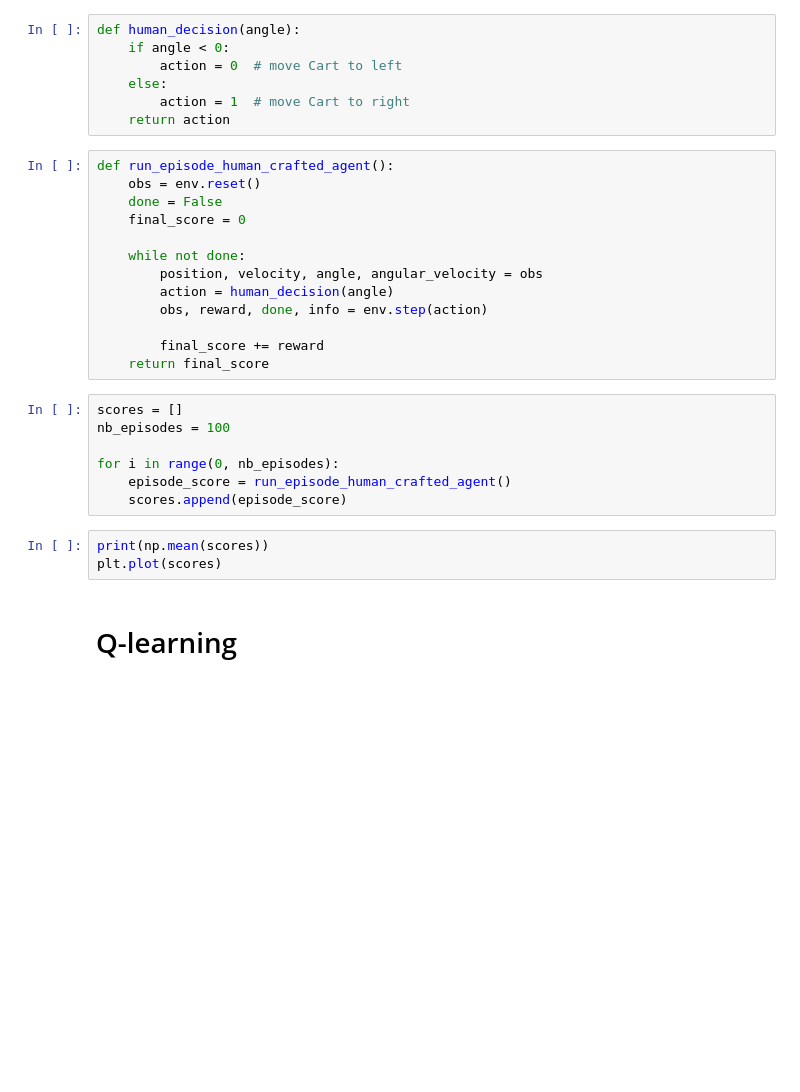
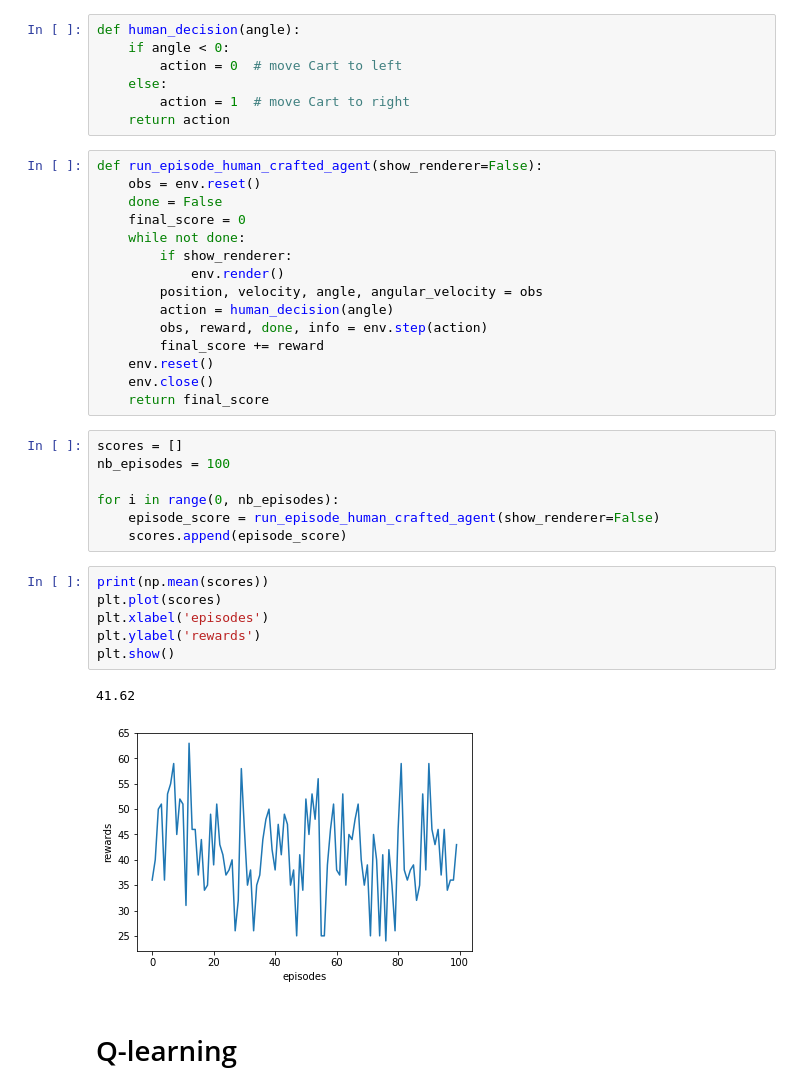
Before and after one commit to remyclem/CartPole-RL, a Jupyter notebook: Reinforcement_CartPole.ipynb, the cells around one changed output. Drawn from its saved outputs; the diff is of its cells as text; blank space fills up the shorter version.

```diff
--- a/Reinforcement_CartPole.ipynb
+++ b/Reinforcement_CartPole.ipynb
@@ -63,28 +72,36 @@ def human_decision(angle):
         action = 1  # move Cart to right
     return action
 # %%
-def run_episode_human_crafted_agent():
+def run_episode_human_crafted_agent(show_renderer=False):
     obs = env.reset()
     done = False
     final_score = 0
-
     while not done:
+        if show_renderer:
+            env.render()
         position, velocity, angle, angular_velocity = obs
         action = human_decision(angle)
         obs, reward, done, info = env.step(action)
-
         final_score += reward
+    env.reset()
+    env.close()
     return final_score
 # %%
 scores = []
 nb_episodes = 100
 
 for i in range(0, nb_episodes):
-    episode_score = run_episode_human_crafted_agent()
+    episode_score = run_episode_human_crafted_agent(show_renderer=False)
     scores.append(episode_score)
 # %%
 print(np.mean(scores))
 plt.plot(scores)
+plt.xlabel('episodes')
+plt.ylabel('rewards')
+plt.show()
+# %% [output]
+41.62
+[figure, added]
 # %% [markdown]
 # Q-learning
 # %% [markdown]
```
Also changed, not shown: parts of 22 cells of this notebook, 2 other files.
